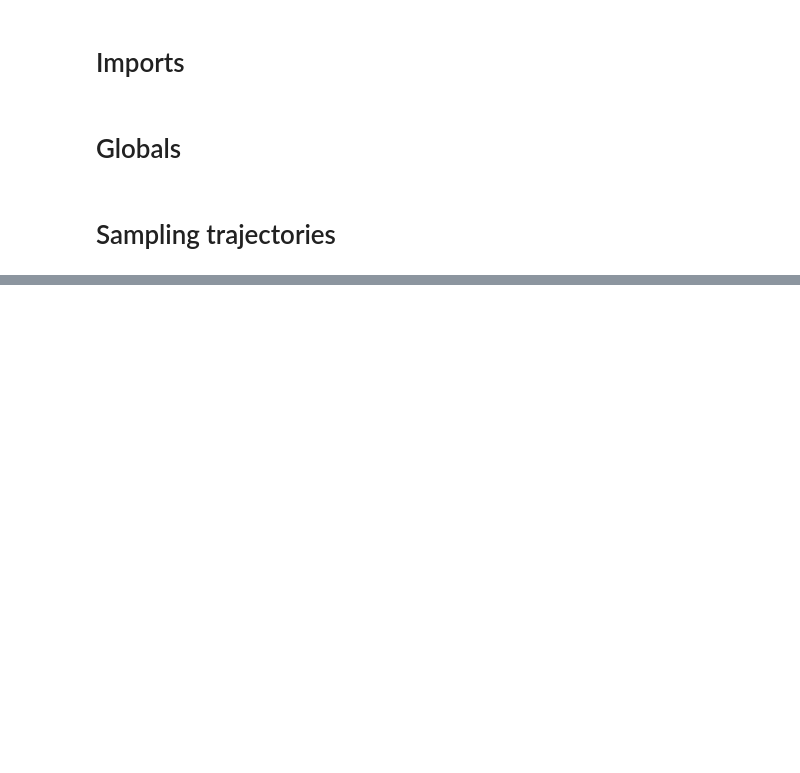
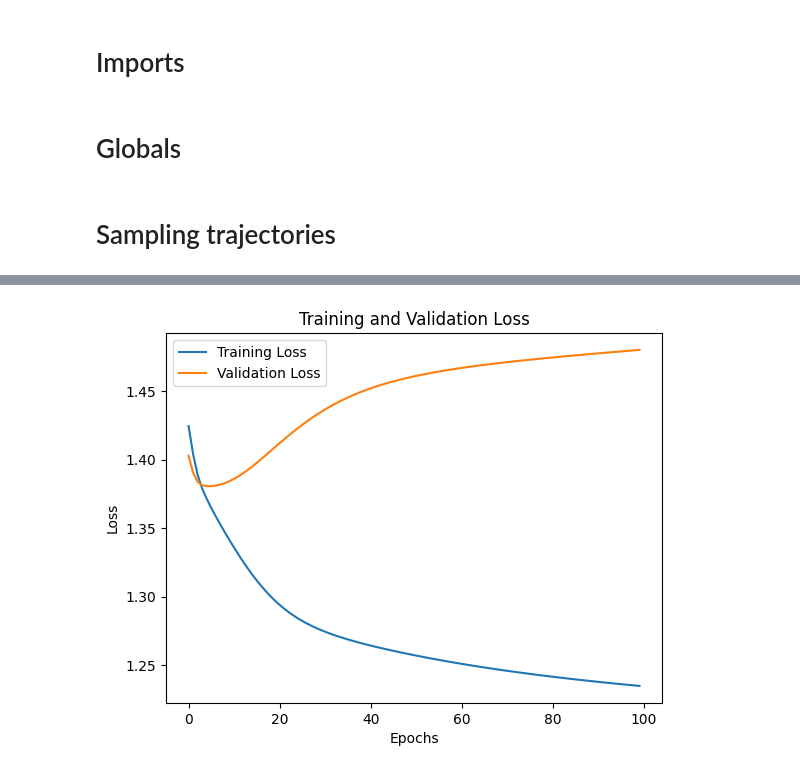
Before and after one commit to sean-afshar/fly-sr, a Jupyter notebook: src/representations.ipynb, the cells around one changed output, grey strips where cells are left out. Drawn from its saved outputs; the diff is of its cells as text; code cells hidden in the pictures; blank space fills up the shorter version.

```diff
--- a/src/representations.ipynb
+++ b/src/representations.ipynb
@@ -42,0 +130,33 @@ square_power(3, power)
+# %%
+# Training step
+@jit
+def train_step(params: optax.Params, opt_state: Tuple , batch: List[ArrayLike]) -> Tuple[optax.Params, Tuple, float]:
+    """_summary_
+
+    Args:
+        params (optax.Params): Parameters to optimize
+        opt_state (Tuple): Current optimizer state
+        batch (List[ArrayLike]): (Anchor states, like_states, dislike_states)
+
+    Returns:
+        Tuple[optax.Params, Tuple, float]: new params, opt_state, loss over minibatch
+    """
+    loss, grads = jax.value_and_grad(contrastive_loss)(params, *batch)
+    updates, opt_state = optimizer.update(grads, opt_state, params)
+    params = optax.apply_updates(params, updates)
+    return params, opt_state, loss
+# %%
+n_epochs = 100
+loss_history = []
+val_loss_history = []
+param_history = []
+n_batches = batched_train[0].shape[0]
+for epoch in range(n_epochs):
+    for i in range(n_batches):
+        minibatch = [x[i] for x in batched_train]
+        params, opt_state, loss = train_step(params, opt_state, minibatch)
+        if i % 100 == 0: print(f"Loss at epoch {epoch}, step {i}: {loss}")
+
+    val_loss_history.append(contrastive_loss(params, *val_set))
+    loss_history.append(loss)
+    param_history.append(params)
@@ -42,0 +181,10 @@ square_power(3, power)
+# %%
+plt.plot(loss_history, label='Training Loss')
+plt.plot(val_loss_history, label='Validation Loss')
+
+plt.xlabel('Epochs')
+plt.ylabel('Loss')
+plt.title('Training and Validation Loss')
+plt.legend();
+# %% [output]
+[figure, added]
```
Also changed, not shown: parts of 19 cells of this notebook, 2 other files.
